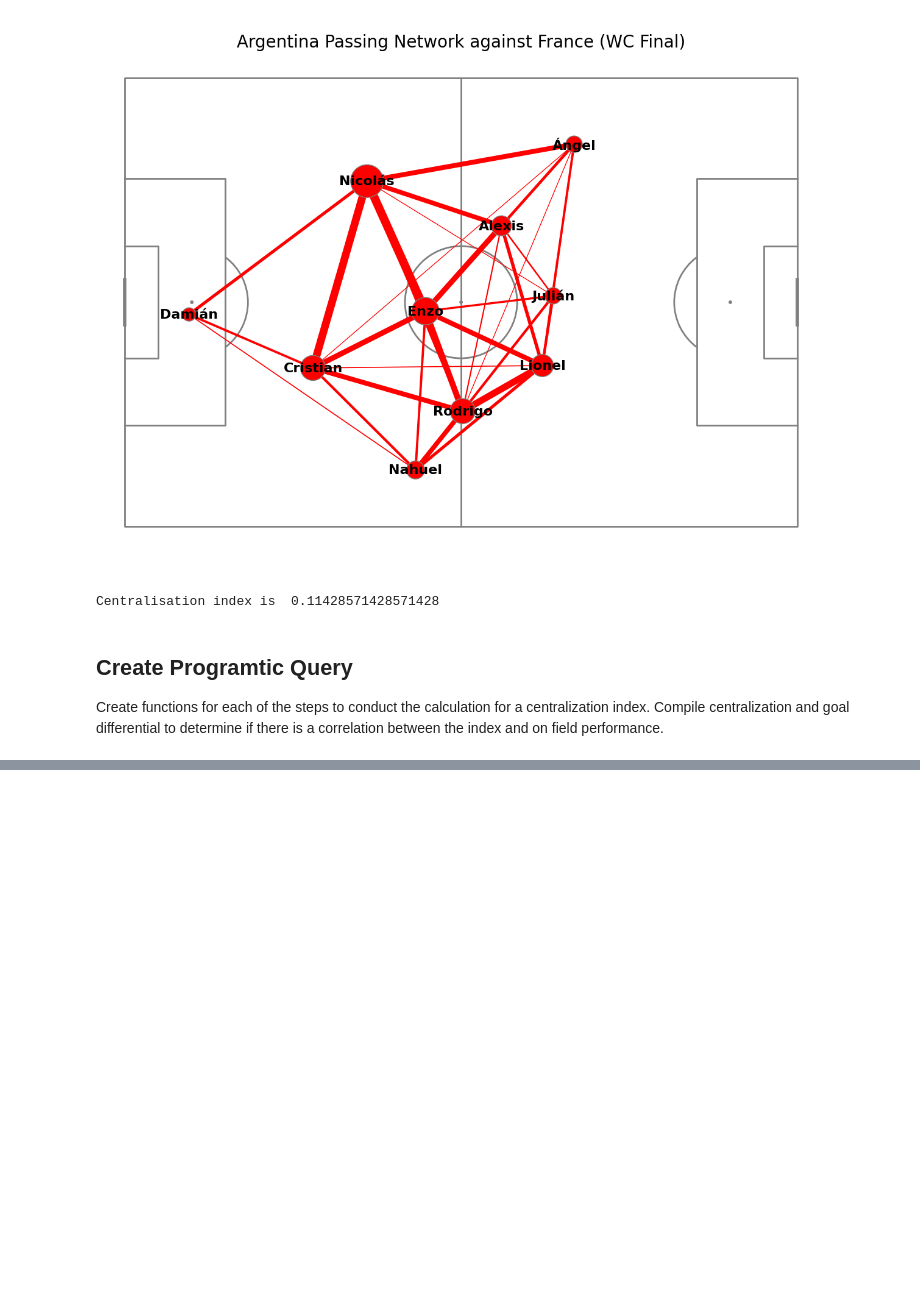
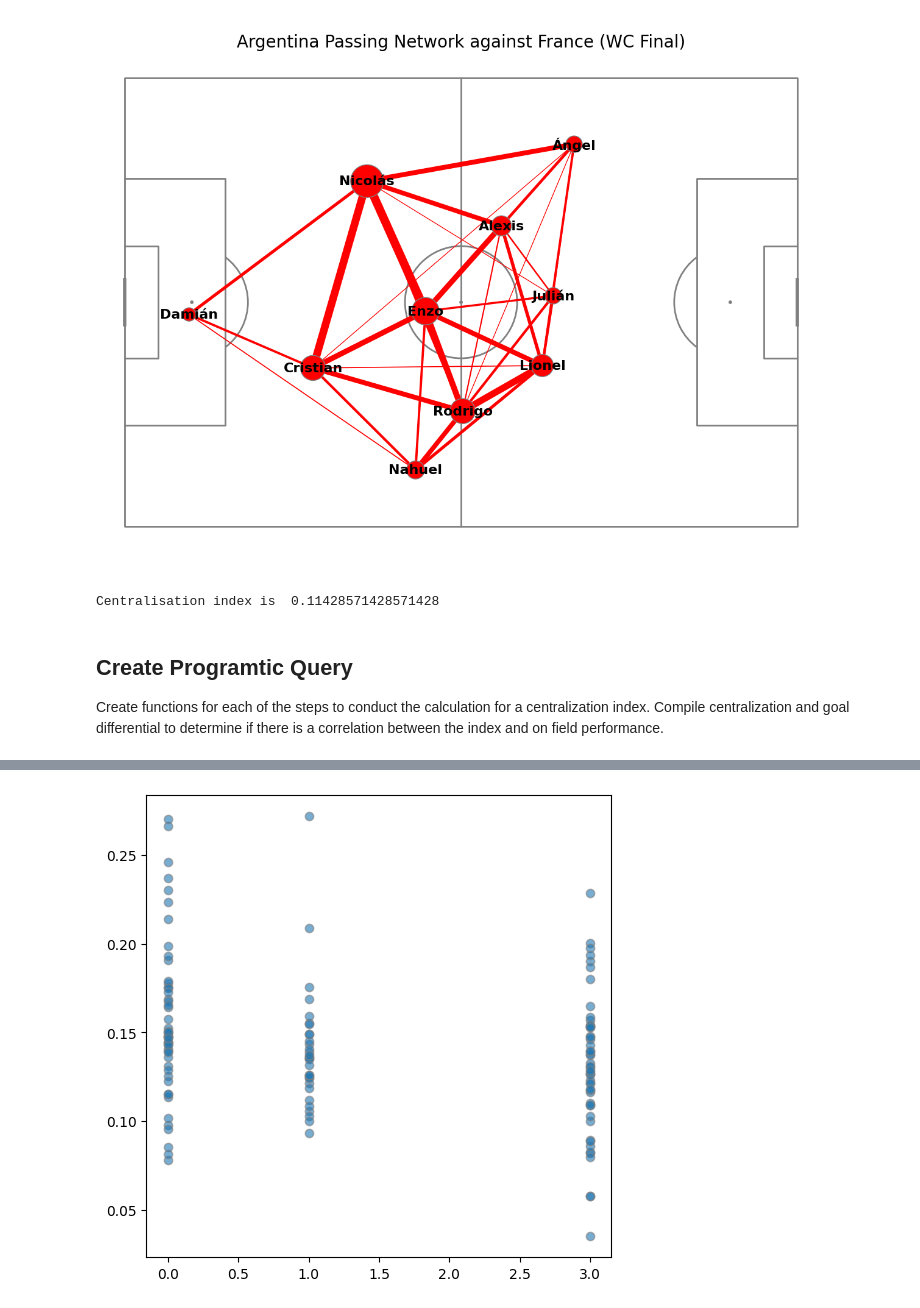
Before and after one commit to khoffLSU/footy_analytics, a Jupyter notebook: Visualizing Football - passing network.ipynb, the cells around one changed output, grey strips where cells are left out. Drawn from its saved outputs; the diff is of its cells as text; code cells hidden in the pictures; blank space fills up the shorter version.

```diff
--- a/Visualizing Football - passing network.ipynb
+++ b/Visualizing Football - passing network.ipynb
@@ -530,0 +535,17 @@ get_passes(get_match(3869685), get_subs(get_match(3869685)))
+# %%
+WC_Game_CI = pd.DataFrame(Game, columns=['match_id','team','CI'])
+# %%
+WC_2022_res = sb.matches(competition_id=43, season_id=106)
+# %%
+WC_22_matchres = pd.concat([(WC_2022_res
+ [['match_id','home_team','home_score','away_score']]
+ .assign(res = lambda df: np.where(df.home_score>df.away_score,3,np.where(df.home_score==df.away_score,1,0)))
+            .rename({'home_team':'team'}, axis='columns')
+),
+          (WC_2022_res
+ [['match_id','away_team','home_score','away_score']]
+ .assign(res = lambda df: np.where(df.home_score<df.away_score,3,np.where(df.home_score==df.away_score,1,0)))
+           .rename({'away_team':'team'}, axis='columns')
+)]).reset_index(drop='index')
+# %%
+WC22_RES_CI = pd.merge(left=WC_22_matchres,right=WC_Game_CI,left_on=['match_id','team'],right_on=['match_id','team'])
@@ -530,0 +561,8 @@ get_passes(get_match(3869685), get_subs(get_match(3869685)))
+# %%
+fig,ax = plt.subplots(figsize=(6,6))
+
+p1 = ax.scatter(WC22_RES_CI.res,WC22_RES_CI.CI, alpha=0.6, edgecolor='gray')
+
+plt.show()
+# %% [output]
+[figure, added]
```
Also changed, not shown: parts of 7 cells of this notebook.
